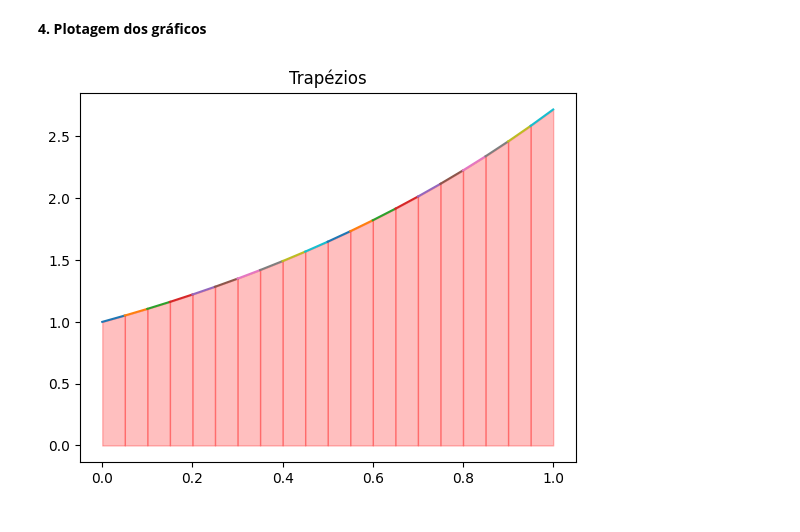
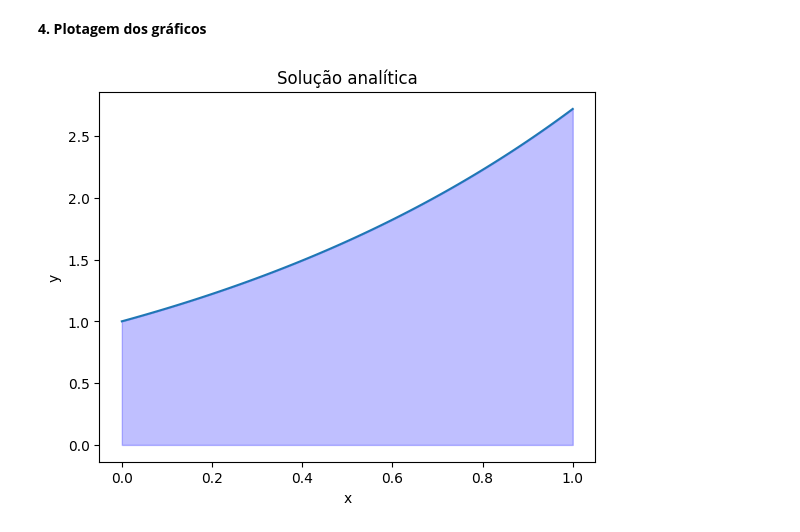
Before and after one commit to rodrigolrmadureira/CalculoNumericoUERJ, a Jupyter notebook: Python - Jupyter Notebook/Integração numérica/Integracao_Numerica.ipynb, the cells around one changed output. Drawn from its saved outputs; the diff is of its cells as text; code cells hidden in the pictures.

```diff
--- a/Python - Jupyter Notebook/Integração numérica/Integracao_Numerica.ipynb
+++ b/Python - Jupyter Notebook/Integração numérica/Integracao_Numerica.ipynb
@@ -221,53 +232,70 @@ Trapézios:  1.7186397889252214
 # %%
 # Importar a biblioteca matplotlib.pyplot para exibição dos gráficos:
 import matplotlib.pyplot as plt
 
-### Grafico dos Trapézios:
-for k in range(1,n+1):
 
-     x_Trapezios = np.linspace(a + (k-1)*h, a + k*h, 100) # 100 pontos entre a e a + k*h
-     y_Trapezios = P_1(x_Trapezios,a + (k-1)*h,a + k*h)
-
-     plt.figure(1)
-
-     plt.plot(x_Trapezios, y_Trapezios, label='Função P_1(x)')
-    #  plt.fill_between(x_Trapezios, y_Trapezios, where=y_Trapezios >= 0, alpha=0.25, color='blue', label='Área da Integral')
-     plt.fill_between(x_Trapezios, y_Trapezios, where=y_Trapezios >= 0, alpha=0.25, color='red')
-     plt.title('Trapézios')
-
-
-
-### Grafico de Simpson:
-for s in range(1,n + 1,2):
-
-    if n % 2 != 0:
-        print('Erro! Na Regra (1/3) de Simpson, n deve ser par!!!')
-        exit()
-
-    x_Simpson = np.linspace(a + (s-1)*h, a + (s+1)*h, 100) # 100 pontos entre a + (s-1)*h e a + (s+1)*h
-    y_Simpson = P_2(x_Simpson,a + (s-1)*h, a + s*h, a + (s+1)*h)
-
-    plt.figure(2)
-
-    plt.plot(x_Simpson, y_Simpson, label='Função P_2(x)', color='green')
-    #  plt.fill_between(x_Simpson, y_Simpson, where=y_Simpson >= 0, alpha=0.25, color='red', label='Área da Integral')
-    plt.fill_between(x_Simpson, y_Simpson, where=y_Simpson >= 0, alpha=0.25, color='green')
-    plt.title('(1/3) Simpson')
-
-
-plt.figure(3)
+## Plotagem do gráfico da integral analítica na janela 1:
+plt.figure(1)
 
 #  Plotar o gráfico da função f(x):
 plt.plot(x, y, label='Função f(x)')
 
 # Se quiser, pode plotar a integral da solução analítica:
 # plt.fill_between(x, y, where=y >= 0, alpha=0.25, color='blue', label='Área da Integral')
 plt.fill_between(x, y, where=y >= 0, alpha=0.25, color='blue')
 plt.xlabel('x')
-plt.ylabel('f(x)')
+plt.ylabel('y')
 plt.title('Solução analítica')
 # plt.legend()
-plt.grid(True)
+### Habilita grade no gráfico
+# plt.grid(True)
+
+### Grafico dos Trapézios:
+for k in range(1,n_T+1):
+
+     x_Trapezios = np.linspace(a + (k-1)*h_T, a + k*h_T, 100) # 100 pontos entre a e a + k*h_T
+     y_Trapezios = P_1(x_Trapezios,a + (k-1)*h_T,a + k*h_T)
+
+     ## Plotagem do gráfico da integral analítica na janela 2:
+     plt.figure(2)
+
+     plt.plot(x_Trapezios, y_Trapezios, label='Função P_1(x)')
+    #  plt.fill_between(x_Trapezios, y_Trapezios, where=y_Trapezios >= 0, alpha=0.25, color='blue', label='Área da Integral')
+     plt.fill_between(x_Trapezios, y_Trapezios, where=y_Trapezios >= 0, alpha=0.25, color='red')
+     plt.xlabel('x')
+     plt.ylabel('y')
+     plt.title('Trapézios')
+     # plt.legend()
+     ### Habilita grade no gráfico
+    #  plt.grid(True)
+
+### Grafico de Simpson:
+for s in range(1,n_S + 1,2):
+
+    if n_S % 2 != 0:
+        ### Se n_S for par, saio do loop for
+        break
+
+    x_Simpson = np.linspace(a + (s-1)*h_S, a + (s+1)*h_S, 100) # 100 pontos entre a + (s-1)*h e a + (s+1)*h
+    y_Simpson = P_2(x_Simpson,a + (s-1)*h_S, a + s*h_S, a + (s+1)*h_S)
+
+    ## Plotagem do gráfico da integral analítica na janela 3:
+    plt.figure(3)
+
+    plt.plot(x_Simpson, y_Simpson, label='Função P_2(x)', color='green')
+    #  plt.fill_between(x_Simpson, y_Simpson, where=y_Simpson >= 0, alpha=0.25, color='red', label='Área da Integral')
+    plt.fill_between(x_Simpson, y_Simpson, where=y_Simpson >= 0, alpha=0.25, color='green')
+    plt.xlabel('x')
+    plt.ylabel('y')
+    plt.title('(1/3) Simpson')
+    # plt.legend()
+    ### Habilita grade no gráfico
+    # plt.grid(True)
+
+
+### Exibe os gráficos dentro da condição:
+### Se n_S não for par, apenas os gráficos da solução analítica
+### e da solução aproximada da Regra dos Trapézios serão mostrados
 plt.show()
 # %% [output]
-[figure, old version]
+[figure, new version]
```
Also changed, not shown: parts of 3 cells of this notebook.
